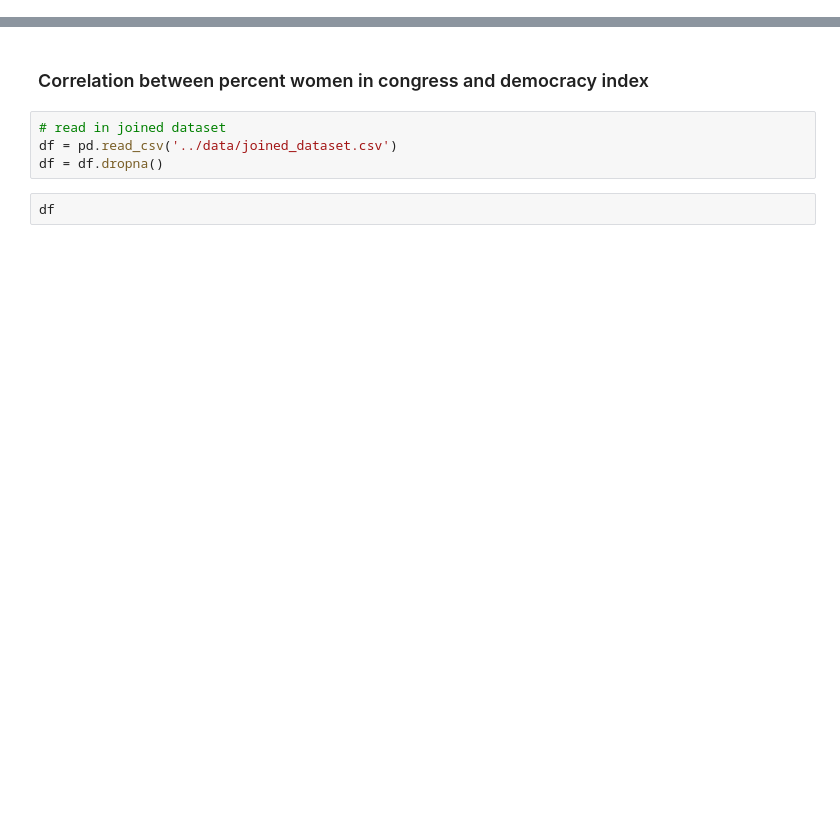
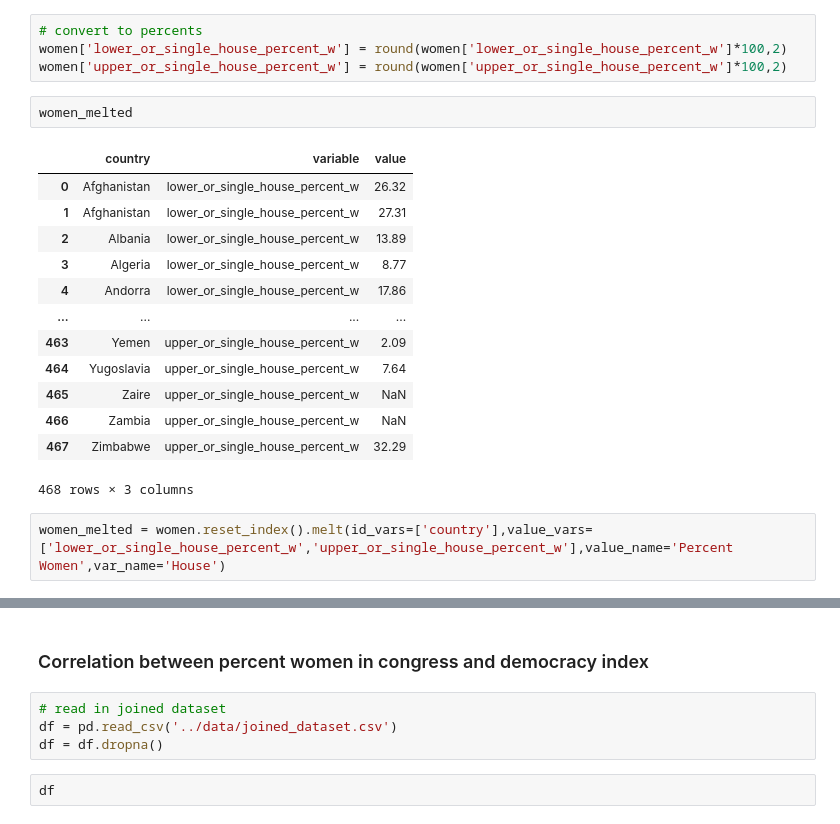
Before and after one commit to samroska/women-in-gov, a Jupyter notebook: unused/rhailper_exploring.ipynb, the cells around one changed output, grey strips where cells are left out. Cells and saved outputs as stored; diff of their text form; blank space fills up the shorter version.

```diff
--- a/unused/rhailper_exploring.ipynb
+++ b/unused/rhailper_exploring.ipynb
@@ -6,0 +38,22 @@ import dataframe_image as dfi
+# %%
+# convert to percents
+women['lower_or_single_house_percent_w'] = round(women['lower_or_single_house_percent_w']*100,2)
+women['upper_or_single_house_percent_w'] = round(women['upper_or_single_house_percent_w']*100,2)
+# %%
+women_melted
+# %% [output]
+|  | country | variable | value |
+| 0 | Afghanistan | lower_or_single_house_percent_w | 26.32 |
+| 1 | Afghanistan | lower_or_single_house_percent_w | 27.31 |
+| 2 | Albania | lower_or_single_house_percent_w | 13.89 |
+| 3 | Algeria | lower_or_single_house_percent_w | 8.77 |
+| 4 | Andorra | lower_or_single_house_percent_w | 17.86 |
+| ... | ... | ... | ... |
+| 463 | Yemen | upper_or_single_house_percent_w | 2.09 |
+| 464 | Yugoslavia | upper_or_single_house_percent_w | 7.64 |
+| 465 | Zaire | upper_or_single_house_percent_w | NaN |
+| 466 | Zambia | upper_or_single_house_percent_w | NaN |
+| 467 | Zimbabwe | upper_or_single_house_percent_w | 32.29 |
+468 rows × 3 columns
+# %%
+women_melted = women.reset_index().melt(id_vars=['country'],value_vars=['lower_or_single_house_percent_w','upper_or_single_house_percent_w'],value_name='Percent Women',var_name='House')
```
Also changed, not shown: parts of 7 cells of this notebook, 6 other files.
